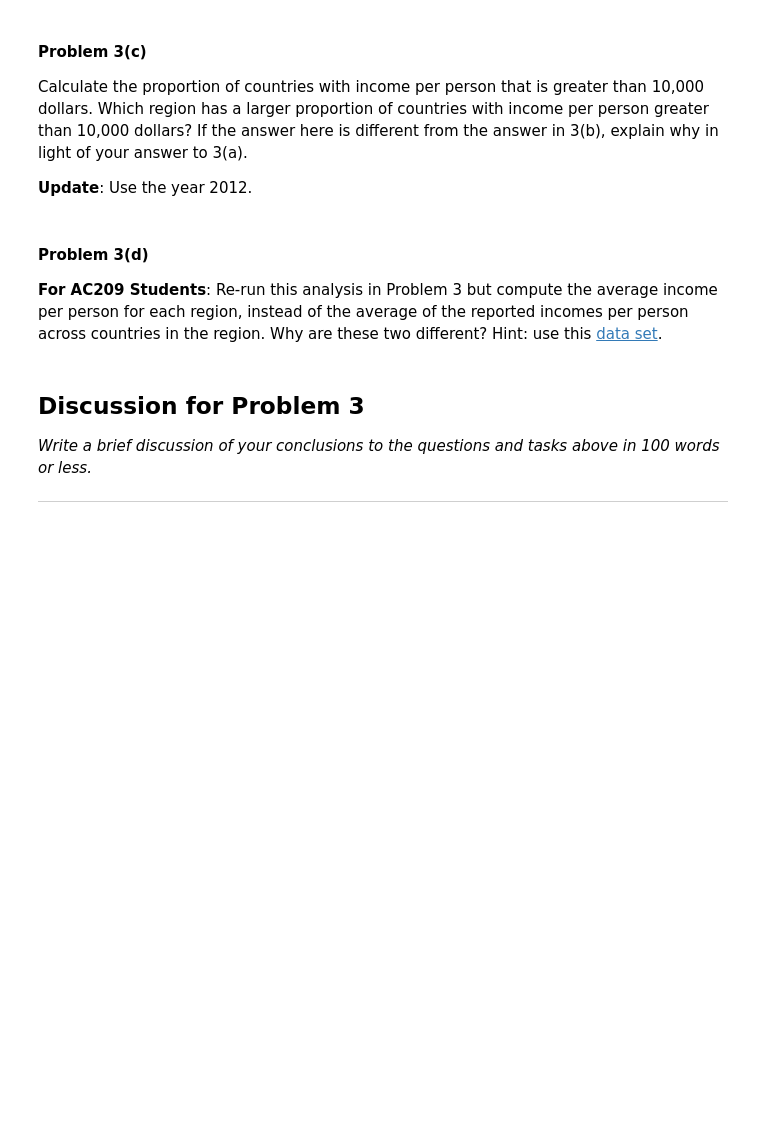
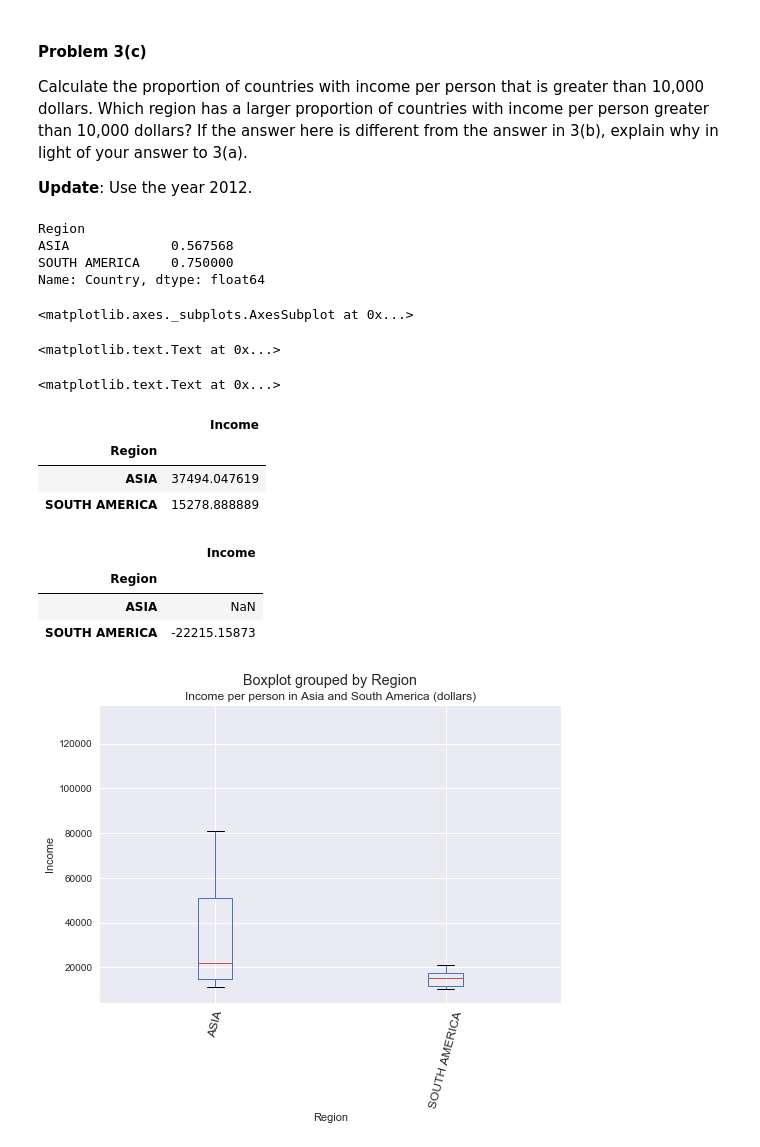
Before and after one commit to matkalinowski/cs-109, a Jupyter notebook: HW1.ipynb, the cells around one changed output. Cells and saved outputs as stored; diff of their text form; code cells hidden in the pictures; blank space fills up the shorter version.

```diff
--- a/HW1.ipynb
+++ b/HW1.ipynb
@@ -485,4 +585,0 @@ Calculate the proportion of countries with income per person that is greater tha
-# %% [markdown]
-#### Problem 3(d)
-
-**For AC209 Students**: Re-run this analysis in Problem 3 but compute the average income per person for each region, instead of the average of the reported incomes per person across countries in the region. Why are these two different? Hint: use this [data set](https://spreadsheets.google.com/pub?key=phAwcNAVuyj0XOoBL_n5tAQ&gid=0).
@@ -491,6 +586,34 @@ Calculate the proportion of countries with income per person that is greater tha
-# %% [markdown]
-## Discussion for Problem 3
-
-*Write a brief discussion of your conclusions to the questions and tasks above in 100 words or less.*
-
----
+# %%
+df = yr_2012[(yr_2012.Region == "ASIA") | (yr_2012.Region == "SOUTH AMERICA")]
+
+
+count_of_all = df.groupby(by='Region').Country.count()
+df = df[df.Income > 10000]
+count_of_rich_countries = df.groupby(by='Region').Country.count()
+
+count_of_rich_countries / count_of_all
+
+df.boxplot('Income', by = 'Region', rot = 75)
+plt.title('Income per person in Asia and South America (dollars)')
+plt.ylabel('Income')
+
+df = df.groupby(by='Region')
+df.mean()
+df.mean().diff()
+# %% [output]
+Region
+ASIA             0.567568
+SOUTH AMERICA    0.750000
+Name: Country, dtype: float64
+<matplotlib.axes._subplots.AxesSubplot at 0x...>
+<matplotlib.text.Text at 0x...>
+<matplotlib.text.Text at 0x...>
+|  | Income |
+| Region |  |
+| ASIA | 37494.047619 |
+| SOUTH AMERICA | 15278.888889 |
+|  | Income |
+| Region |  |
+| ASIA | NaN |
+| SOUTH AMERICA | -22215.15873 |
+[figure, added]
```
Also changed, not shown: parts of 17 cells of this notebook.
